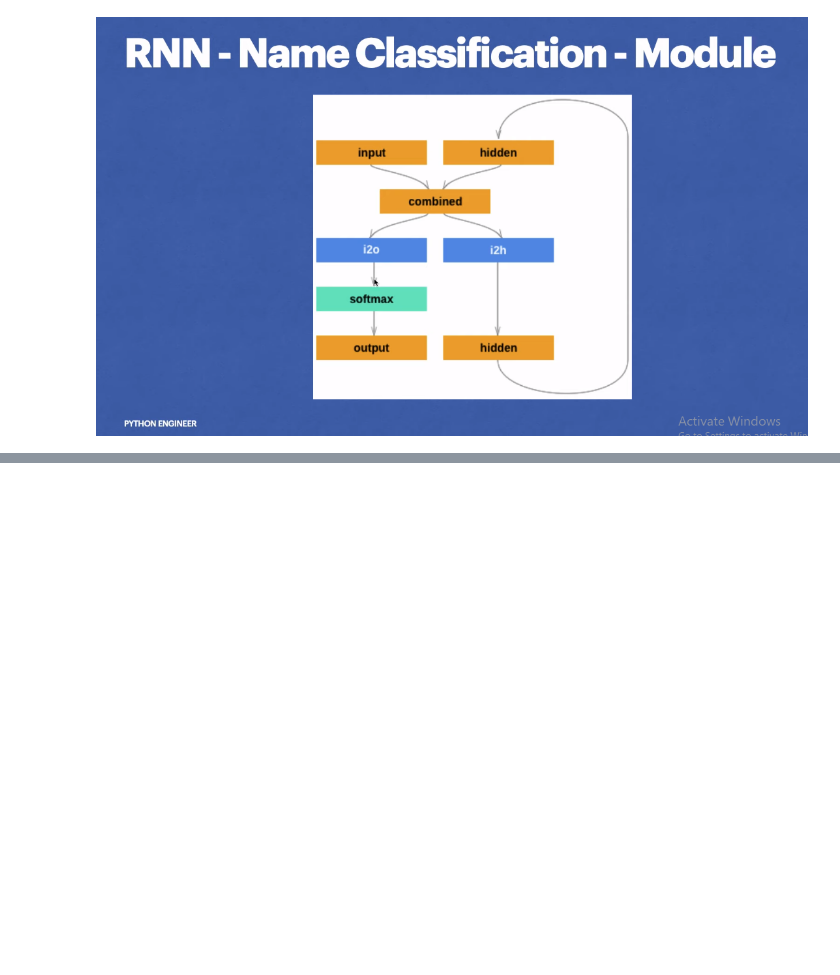
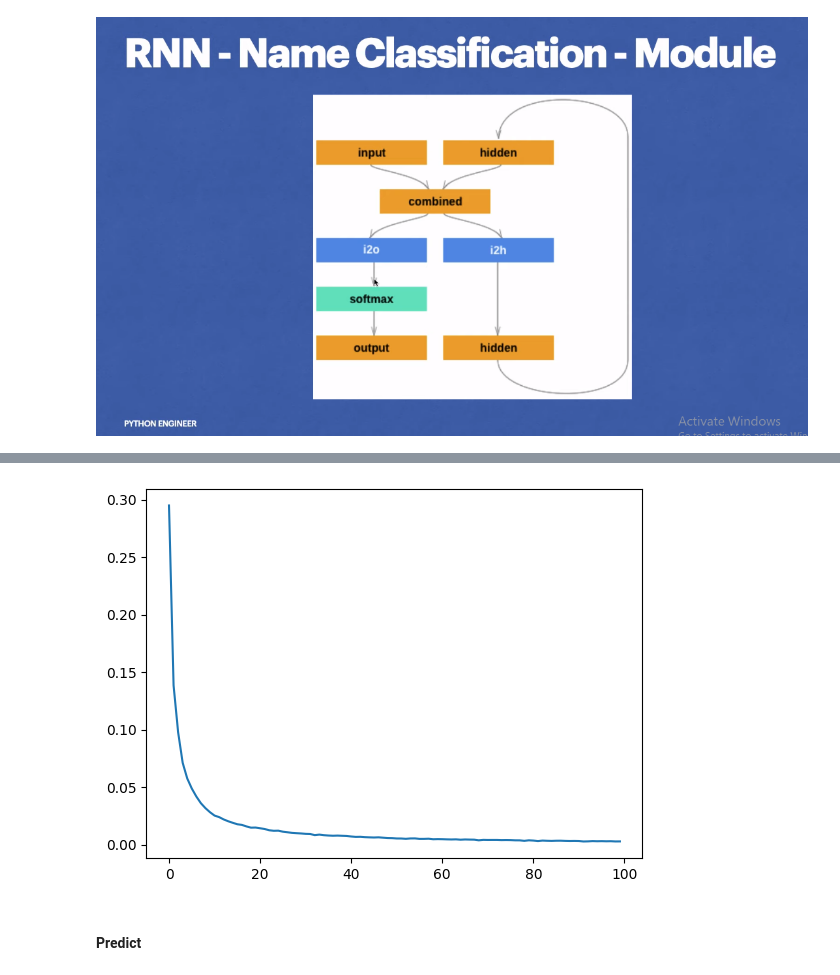
Before and after one commit to Ibraheem101/Data-Science-learning, a Jupyter notebook: rnn-name-classification/rnn_name_classification.ipynb, the cells around one changed output, grey strips where cells are left out. Saved outputs shown, nothing was run; the diff lists cells and outputs as text; code cells hidden in the pictures; blank space fills up the shorter version.

```diff
--- a/rnn-name-classification/rnn_name_classification.ipynb
+++ b/rnn-name-classification/rnn_name_classification.ipynb
@@ -78,0 +128,37 @@ class RNN(nn.Module):
+# %%
+# Create the NLLLoss instance
+criterion = nn.NLLLoss()
+lr = 0.0001
+optimizer = torch.optim.SGD(rnn.parameters(), lr = lr)
+# %%
+def train(line_tensor, category_tensor):
+    hidden = rnn.init_hidden() # Initial hidden value
+
+    for i in range(line_tensor.size()[0]):
+        output, hidden = rnn(line_tensor[i], hidden)
+
+    loss = criterion(output, category_tensor)
+    optimizer.zero_grad()
+    loss.backward()
+    optimizer.step()
+
+    return output, loss.item()
+# %%
+sum_losses = 0
+losses = []
+plot_steps, print_steps = 1000, 5000
+epochs = 100000
+# %%
+for epoch in range(epochs):
+    category, line, category_tensor, line_tensor = random_training_example(category_lines, all_categories)
+    output, current_loss = train(line_tensor, category_tensor)
+    sum_losses += current_loss
+
+
+    if (epoch+1) % plot_steps == 0:
+        losses.append((current_loss/epoch) * 100)
+
+    if (epoch+1) % print_steps == 0:
+        guess = category_from_output(output)
+        correct = "CORRECT" if guess == category else f"WRONG ({category})"
+        print(f"{epoch+1} {(epoch+1)/epochs*100} {current_loss:.4f} {line} / {guess} {correct}")
@@ -78,0 +186,8 @@ class RNN(nn.Module):
+# %%
+plt.figure()
+plt.plot(losses)
+plt.show()
+# %% [output]
+[figure, added]
+# %% [markdown]
+#### Predict
```
Also changed, not shown: parts of 14 cells of this notebook.
